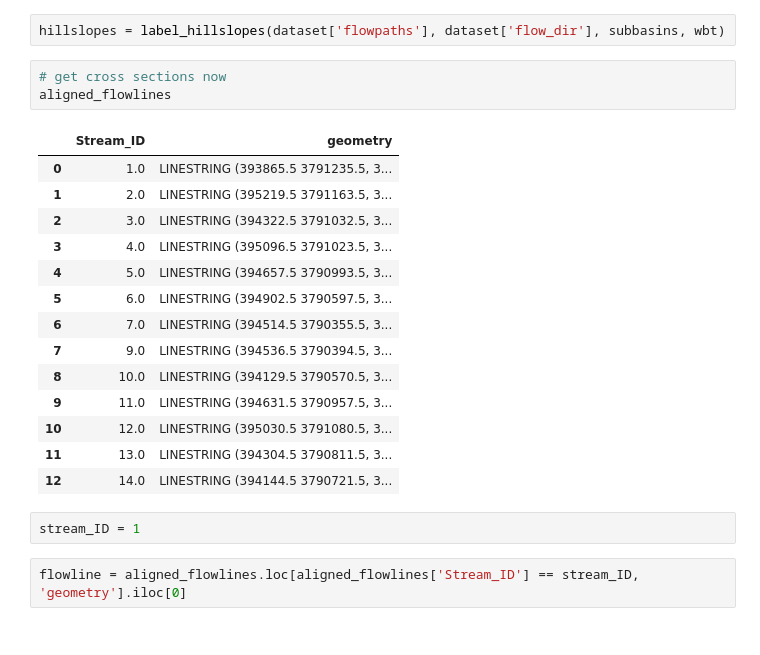
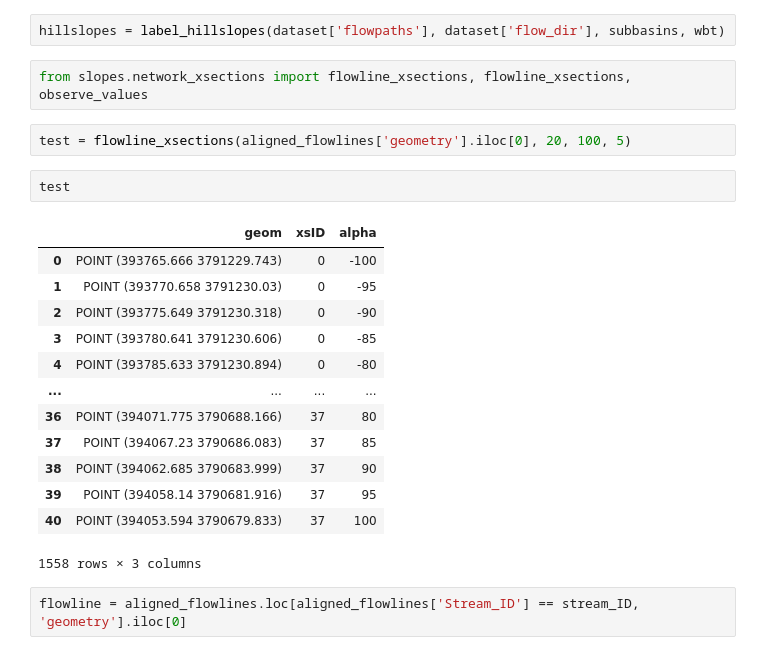
Before and after one commit to avkoehl/valleyx, a Jupyter notebook: notebooks/valleyfloor_test.ipynb, the cells around one changed output. Saved outputs shown, nothing was run; the diff lists cells and outputs as text.

```diff
--- a/notebooks/valleyfloor_test.ipynb
+++ b/notebooks/valleyfloor_test.ipynb
@@ -27,25 +44,25 @@ subbasins = label_subbasins(dataset['flow_dir'], dataset['flow_acc'], dataset['f
 # %%
 hillslopes = label_hillslopes(dataset['flowpaths'], dataset['flow_dir'], subbasins, wbt)
 # %%
-# get cross sections now
-aligned_flowlines
+from slopes.network_xsections import flowline_xsections, flowline_xsections, observe_values
-# %% [output]
-|  | Stream_ID | geometry |
-| 0 | 1.0 | LINESTRING (393865.5 3791235.5, 3... |
-| 1 | 2.0 | LINESTRING (395219.5 3791163.5, 3... |
-| 2 | 3.0 | LINESTRING (394322.5 3791032.5, 3... |
-| 3 | 4.0 | LINESTRING (395096.5 3791023.5, 3... |
-| 4 | 5.0 | LINESTRING (394657.5 3790993.5, 3... |
-| 5 | 6.0 | LINESTRING (394902.5 3790597.5, 3... |
-| 6 | 7.0 | LINESTRING (394514.5 3790355.5, 3... |
-| 7 | 9.0 | LINESTRING (394536.5 3790394.5, 3... |
-| 8 | 10.0 | LINESTRING (394129.5 3790570.5, 3... |
-| 9 | 11.0 | LINESTRING (394631.5 3790957.5, 3... |
-| 10 | 12.0 | LINESTRING (395030.5 3791080.5, 3... |
-| 11 | 13.0 | LINESTRING (394304.5 3790811.5, 3... |
-| 12 | 14.0 | LINESTRING (394144.5 3790721.5, 3... |
 # %%
-stream_ID = 1
+test = flowline_xsections(aligned_flowlines['geometry'].iloc[0], 20, 100, 5)
+# %%
+test
+# %% [output]
+|  | geom | xsID | alpha |
+| 0 | POINT (393765.666 3791229.743) | 0 | -100 |
+| 1 | POINT (393770.658 3791230.03) | 0 | -95 |
+| 2 | POINT (393775.649 3791230.318) | 0 | -90 |
+| 3 | POINT (393780.641 3791230.606) | 0 | -85 |
+| 4 | POINT (393785.633 3791230.894) | 0 | -80 |
+| ... | ... | ... | ... |
+| 36 | POINT (394071.775 3790688.166) | 37 | 80 |
+| 37 | POINT (394067.23 3790686.083) | 37 | 85 |
+| 38 | POINT (394062.685 3790683.999) | 37 | 90 |
+| 39 | POINT (394058.14 3790681.916) | 37 | 95 |
+| 40 | POINT (394053.594 3790679.833) | 37 | 100 |
+1558 rows × 3 columns
 # %%
 flowline = aligned_flowlines.loc[aligned_flowlines['Stream_ID'] == stream_ID, 'geometry'].iloc[0]
 # %%
```
Also changed, not shown: parts of 4 cells of this notebook, 3 other files.
